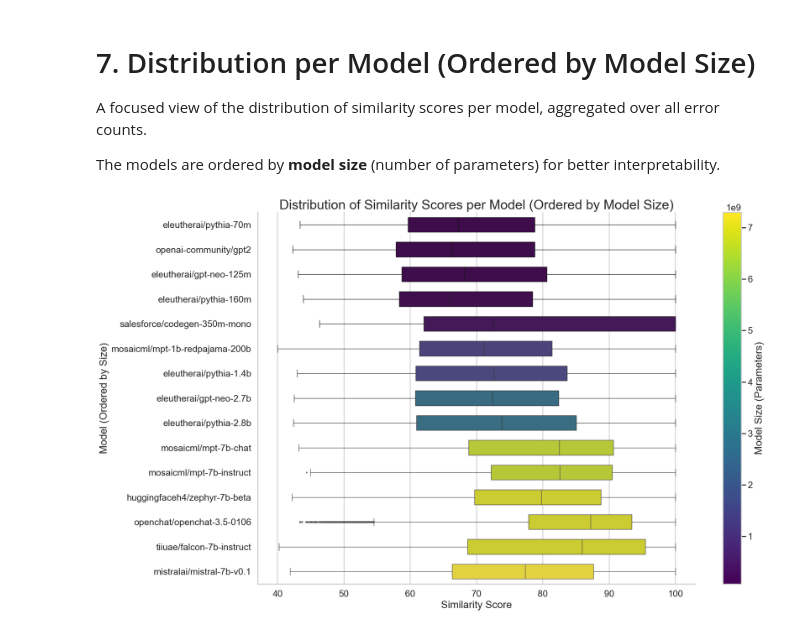
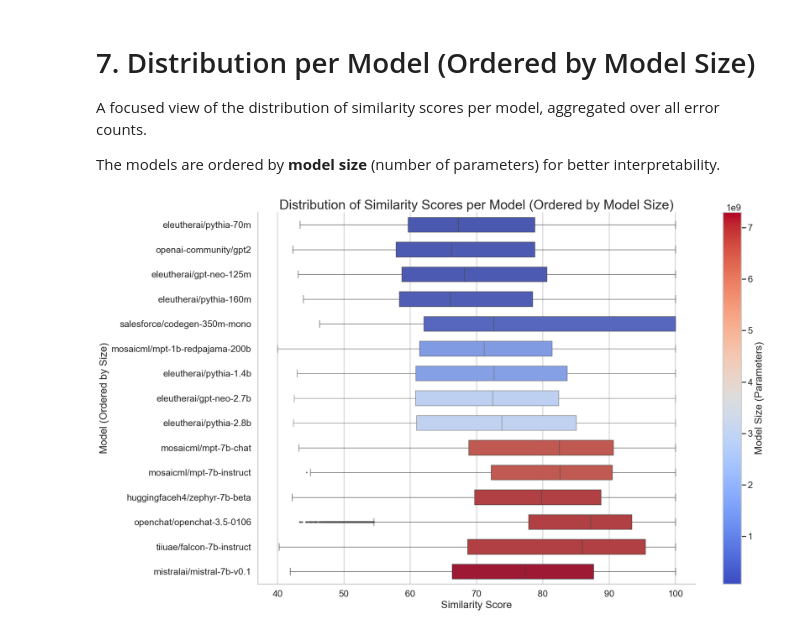
Before and after one commit to SapirDahan/Evaluating_the_Robustness_of_Language_Models_to_Misspellings, a Jupyter notebook: analysis_results/Analysis_Model_Robustness.ipynb, the cells around one changed output. Cells and saved outputs as stored; diff of their text form; code cells hidden in the pictures.

```diff
--- a/analysis_results/Analysis_Model_Robustness.ipynb
+++ b/analysis_results/Analysis_Model_Robustness.ipynb
@@ -323,38 +332,38 @@ model_order = model_info.index.tolist()
 
 # Normalize model sizes for colormap
 norm = mpl.colors.Normalize(vmin=model_info.min(), vmax=model_info.max())
-cmap = mpl.cm.viridis    # or 'plasma', 'magma', 'cividis'
+cmap = mpl.cm.coolwarm  # Changed to coolwarm
 
 # Map model_size to colors
 colors = [cmap(norm(size)) for size in model_info.values]
 
 # Create figure and axis
 fig, ax = plt.subplots(figsize=(20, 12))
 
 # Boxplot: plot each model separately with its color
 for i, model in enumerate(model_order):
     sns.boxplot(
         data=df[df["model"] == model],
         x="similarity",
         y="model",
         orient="h",
         color=colors[i],
         width=0.6,
         fliersize=2,
         ax=ax
     )
 
 ax.set_title("Distribution of Similarity Scores per Model (Ordered by Model Size)")
 ax.set_xlabel("Similarity Score")
 ax.set_ylabel("Model (Ordered by Size)")
 
 # Create colorbar linked to the colormap
 sm = mpl.cm.ScalarMappable(cmap=cmap, norm=norm)
 sm.set_array([])  # Dummy array for colorbar
 cbar = fig.colorbar(sm, ax=ax, orientation="vertical")
 cbar.set_label("Model Size (Parameters)")
 
 plt.tight_layout()
 plt.show()
 # %% [output]
-[figure, old version]
+[figure, new version]
```
Also changed, not shown: parts of 1 cell of this notebook.
